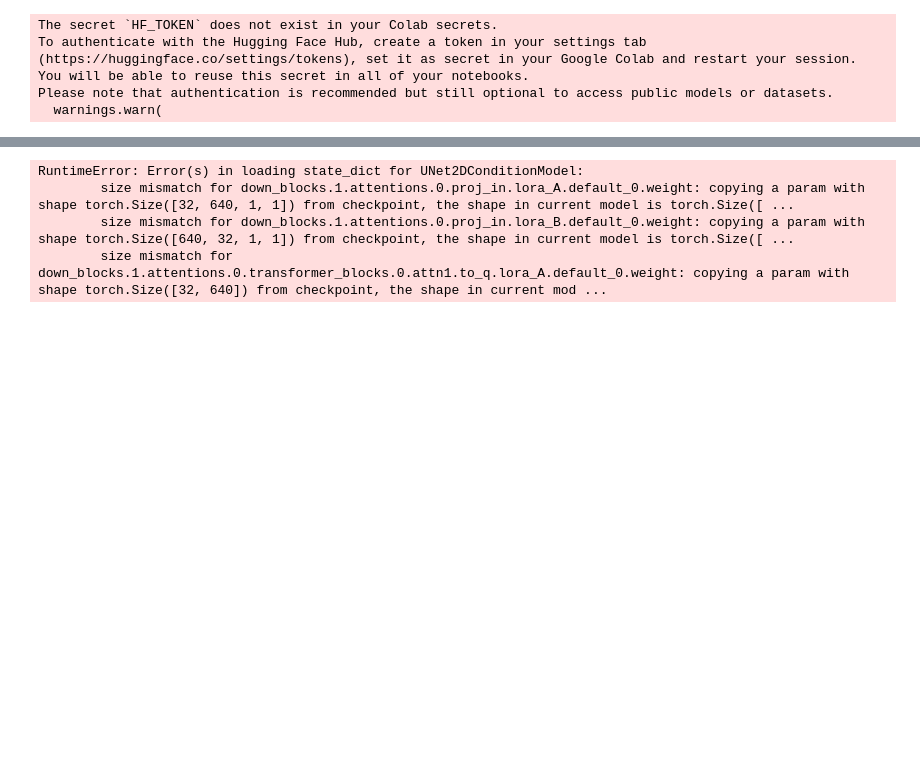
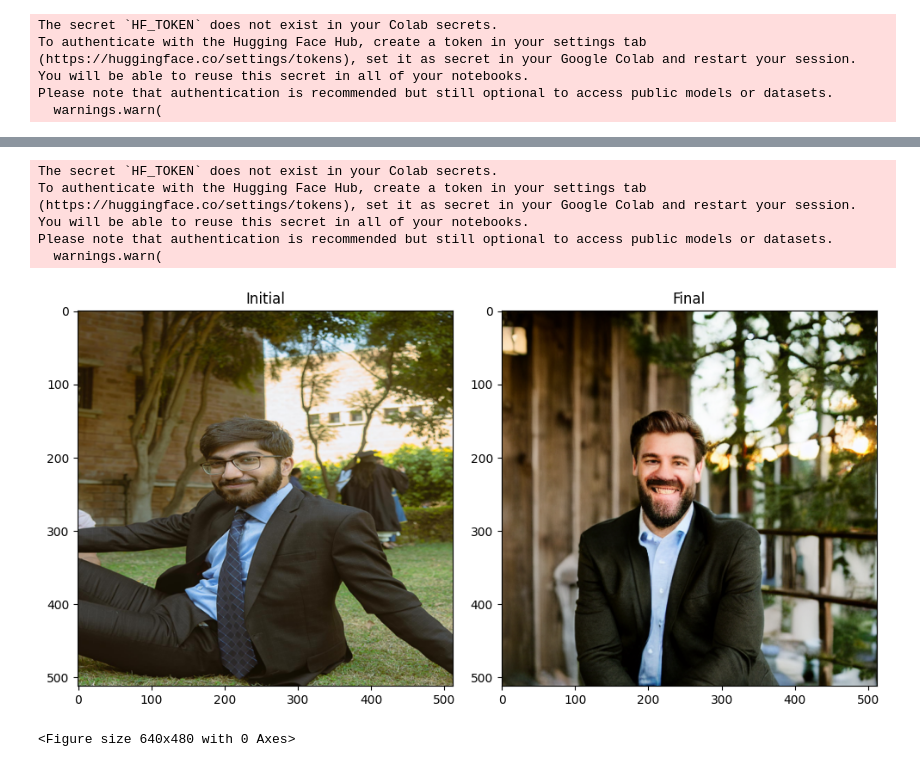
Before and after one commit to sfatimazahra/AI-Headshot-Generator, a Jupyter notebook: test_headshots.ipynb, the cells around one changed output, grey strips where cells are left out. Saved outputs shown, nothing was run; the diff lists cells and outputs as text; code cells hidden in the pictures; blank space fills up the shorter version.

```diff
--- a/test_headshots.ipynb
+++ b/test_headshots.ipynb
@@ -111,16 +113,21 @@ plotgrid(images, titles, 1, 2, False, 'SD V1.5.png')
 # %%
-# Different Model
-from diffusers import StableDiffusionXLImg2ImgPipeline
-model_id = "stabilityai/stable-diffusion-xl-refiner-1.0"
+# using SD V1.5 as base model first
+from diffusers import AutoPipelineForImage2Image
 
-pipe2 = StableDiffusionXLImg2ImgPipeline.from_pretrained(
+# base model
+model_id = "runwayml/stable-diffusion-v1-5"
+pipe = AutoPipelineForImage2Image.from_pretrained(
     model_id, torch_dtype=torch.float16, variant="fp16", use_safetensors=True
-).to("cuda")
+)
+pipe.enable_model_cpu_offload()
 
+# download LoRA weights
+lora_path = '/content/drive/MyDrive/Devsort/AI Headshots/models'
 # load LoRA weights
-pipe2.load_lora_weights(lora_path, weight_name="Close-up_Business_Headshots_r1.safetensors")
+pipe.load_lora_weights(lora_path, weight_name="LKDN-Male.safetensors")
 # %% [output]
-RuntimeError: Error(s) in loading state_dict for UNet2DConditionModel:
-        size mismatch for down_blocks.1.attentions.0.proj_in.lora_A.default_0.weight: copying a param with shape torch.Size([32, 640, 1, 1]) from checkpoint, the shape in current model is torch.Size([ ...
-        size mismatch for down_blocks.1.attentions.0.proj_in.lora_B.default_0.weight: copying a param with shape torch.Size([640, 32, 1, 1]) from checkpoint, the shape in current model is torch.Size([ ...
-        size mismatch for down_blocks.1.attentions.0.transformer_blocks.0.attn1.to_q.lora_A.default_0.weight: copying a param with shape torch.Size([32, 640]) from checkpoint, the shape in current mod ...
+The secret `HF_TOKEN` does not exist in your Colab secrets.
+To authenticate with the Hugging Face Hub, create a token in your settings tab (https://huggingface.co/settings/tokens), set it as secret in your Google Colab and restart your session.
+You will be able to reuse this secret in all of your notebooks.
+Please note that authentication is recommended but still optional to access public models or datasets.
+  warnings.warn(
@@ -133,19 +134,24 @@ init_image.size()
+# %%
+# Set a random seed
+generator = torch.manual_seed(0)
 # %%
-lora_scale = 0.9
+# uploading image
+init_image = Image.open("/content/drive/MyDrive/Devsort/AI Headshots/images/tests/DSC00061.jpg")
+init_image = init_image.resize((512, 512))
 
-# uploading image
-init_image = Image.open("/content/drive/MyDrive/Devsort/AI Headshots/images/DSC00061.jpg")
-
-prompt = "man with blue background, good lighting, high quality"
-negative_prompt = "cropped, worst quality, low quality, normal quality, shadows, bad lighting, not plain background"
+prompt = "man face with blue background, good posture, smiling, professional photograph, plain background, good lighting, high quality"
+negative_prompt = "disfigured, ugly, bad, immature, catoon, anime, 3d, painting, bnw, double images, not plain background"
 
 # pass prompt and image to pipeline
 images = []
 images.append(init_image)
+
 # plt.imshow(images[0])
 
-image = pipe2(
-    prompt, negative_prompt=negative_prompt,  num_inference_steps=30, cross_attention_kwargs={"scale": lora_scale}, generator= generator, image=init_image).images[0]
+image = pipe(prompt, negative_prompt=negative_prompt, strength = 0.8, generator= generator, image=init_image).images[0]
 images.append(image)
 titles = ['Initial', 'Final']
-plotgrid(images, titles, 1, 2, False, 'SDXL refiner.png')
+plotgrid(images, titles, 1, 2, False, 'Linkedin.png')
+# %% [output]
+[figure, added]
+<Figure size 640x480 with 0 Axes>
```
Also changed, not shown: parts of 4 cells of this notebook.
